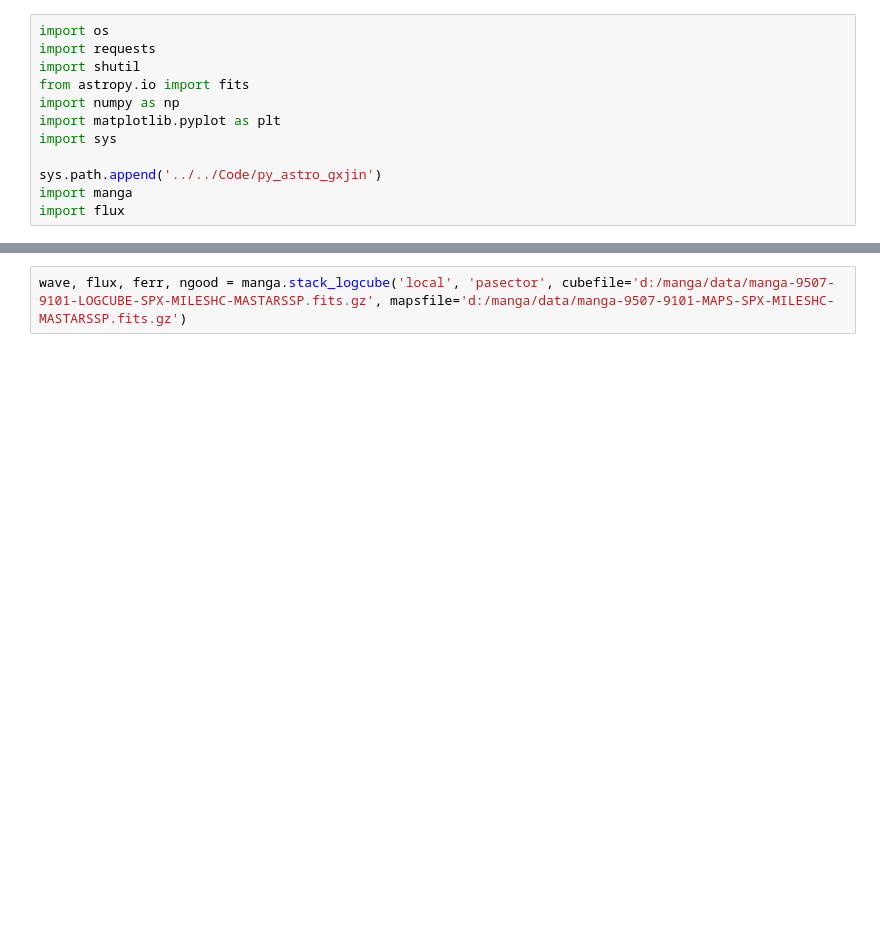
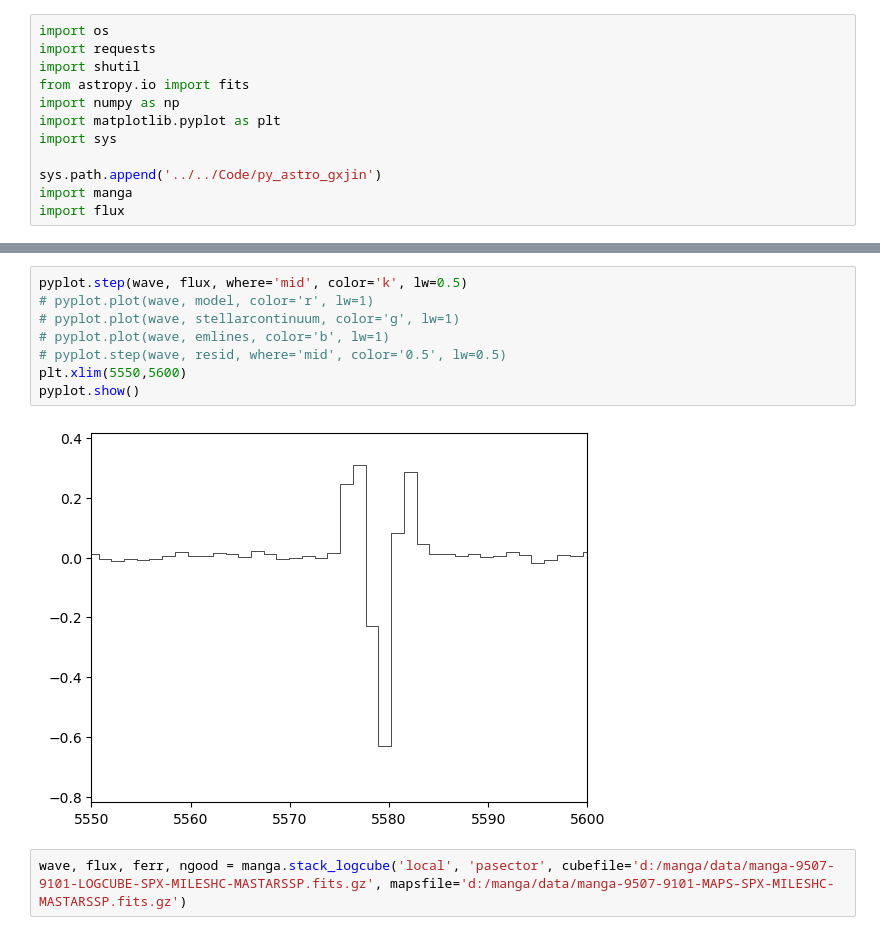
Before and after one commit to gx-jin/py_astro_gxjin, a Jupyter notebook: demo.ipynb, the cells around one changed output, grey strips where cells are left out. Drawn from its saved outputs; the diff is of its cells as text; blank space fills up the shorter version.

```diff
--- a/demo.ipynb
+++ b/demo.ipynb
@@ -19,3 +80,13 @@ manga.plot_gri_image(7443, 12703)
+# %%
+pyplot.step(wave, flux, where='mid', color='k', lw=0.5)
+# pyplot.plot(wave, model, color='r', lw=1)
+# pyplot.plot(wave, stellarcontinuum, color='g', lw=1)
+# pyplot.plot(wave, emlines, color='b', lw=1)
+# pyplot.step(wave, resid, where='mid', color='0.5', lw=0.5)
+plt.xlim(5550,5600)
+pyplot.show()
+# %% [output]
+[figure, added]
 # %%
 wave, flux, ferr, ngood = manga.stack_logcube('local', 'pasector', cubefile='d:/manga/data/manga-9507-9101-LOGCUBE-SPX-MILESHC-MASTARSSP.fits.gz', mapsfile='d:/manga/data/manga-9507-9101-MAPS-SPX-MILESHC-MASTARSSP.fits.gz')
 # %%
```
Also changed, not shown: parts of 5 cells of this notebook, 2 other files.
